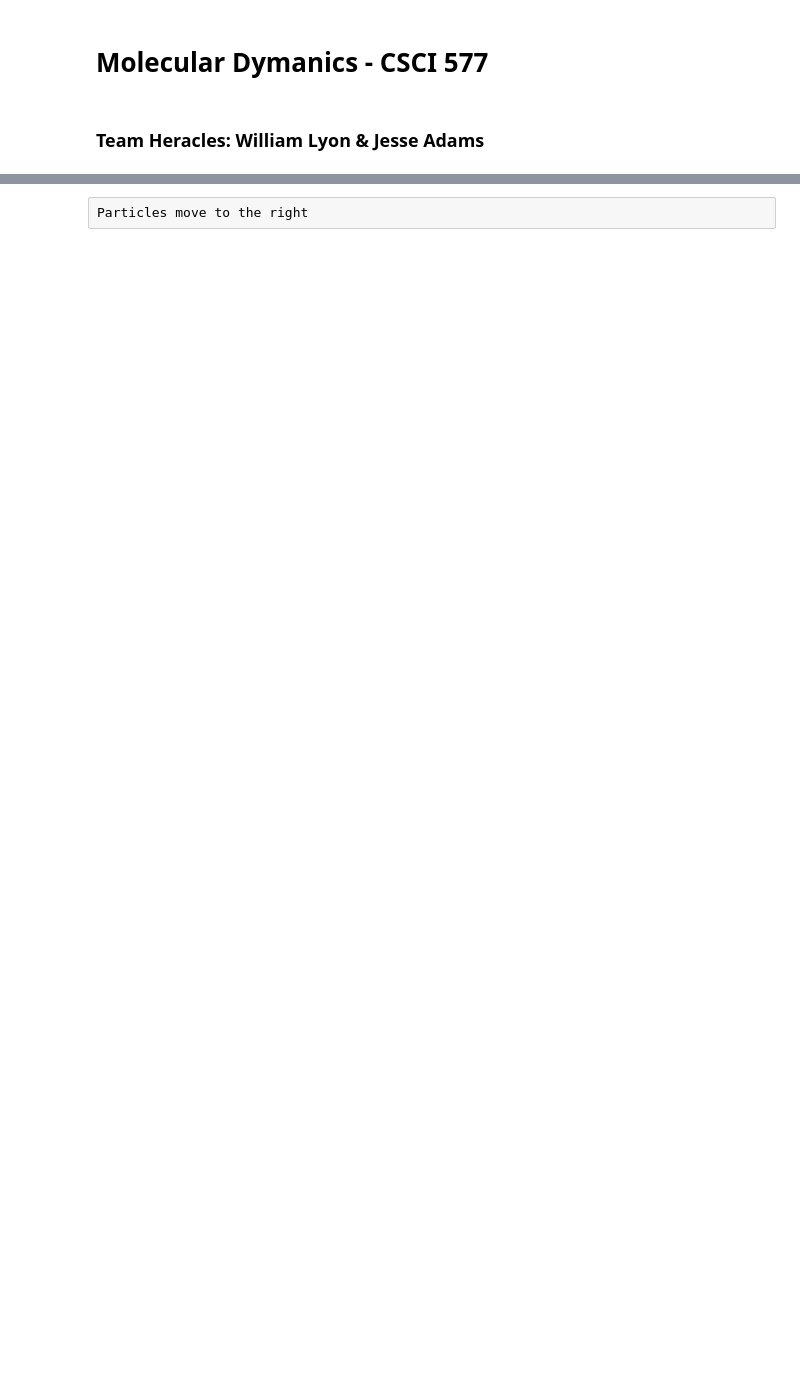
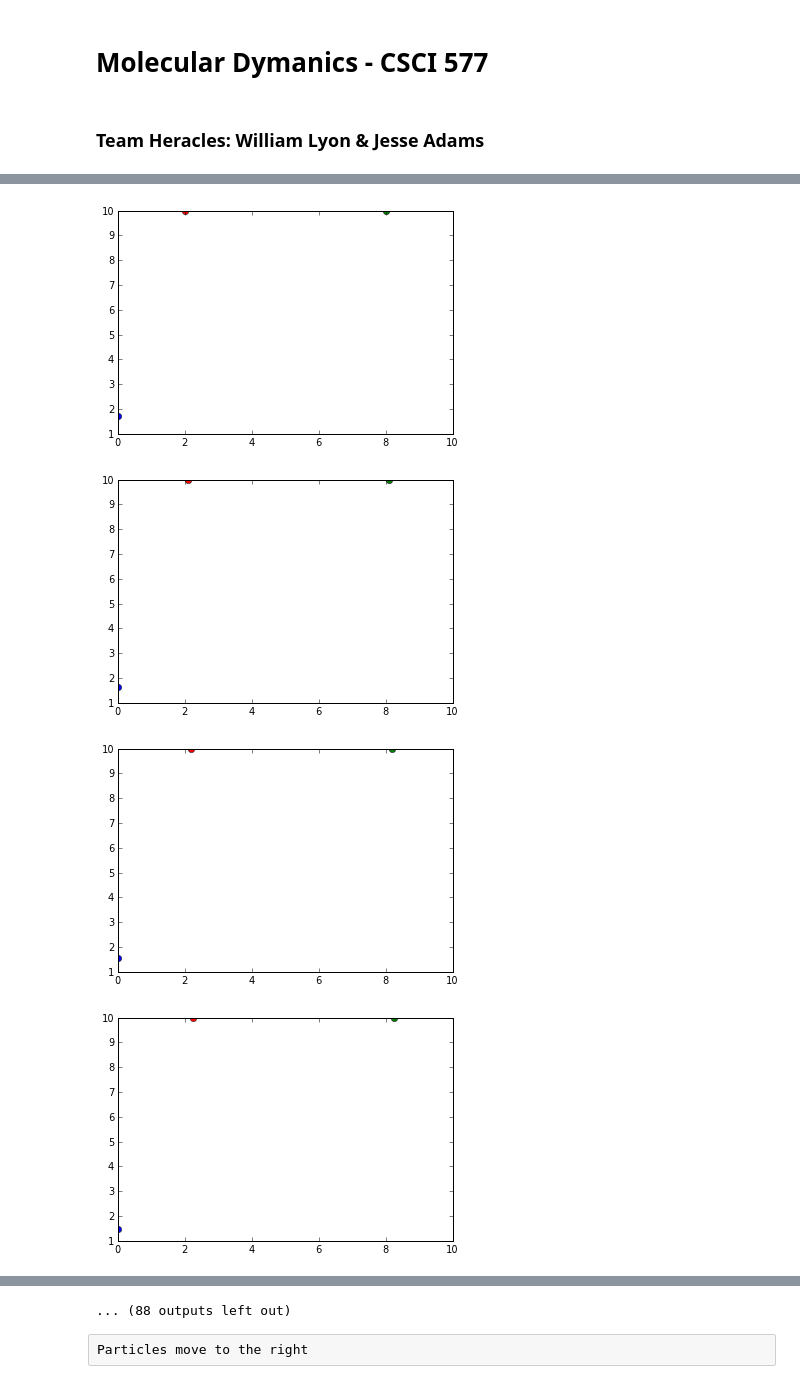
Before and after one commit to johnymontana/CSCI_577, a Jupyter notebook: Molecular_Dynamics.ipynb, the cells around one changed output, grey strips where cells are left out. Cells and saved outputs as stored; diff of their text form; code cells hidden in the pictures; blank space fills up the shorter version.

```diff
--- a/Molecular_Dynamics.ipynb
+++ b/Molecular_Dynamics.ipynb
@@ -390,0 +396,22 @@ for count in range(len(c.part_masses)):
+# %%
+particles = []
+for count in range(len(c.part_masses)):
+    particles.append(state_array[:,count])
+# %%
+#part1 = state_array[:,0]
+#part2 = state_array[:,1]
+#for count in range(len(c.part_masses)):
+#for particle in state_list:
+    #vector_list=state_array[:,count]
+for i in range(0, len(vector_list), 20):
+    for particle in particles:
+        plot(particle[i].x, particle[i].y, 'o')
+    #plot(part2[i].x, part2[i].y, 'bo')
+    xlim((0,10))
+    #ylim((-1,1))
+    show()
+# %% [output]
+[figure, added]
+[figure, added]
+[figure, added]
+[figure, added]
@@ -391,2 +426,3 @@ for count in range(len(c.part_masses)):
+... (88 outputs left out)
 # %% [raw]
 Particles move to the right
```
Also changed, not shown: parts of 13 cells of this notebook.
